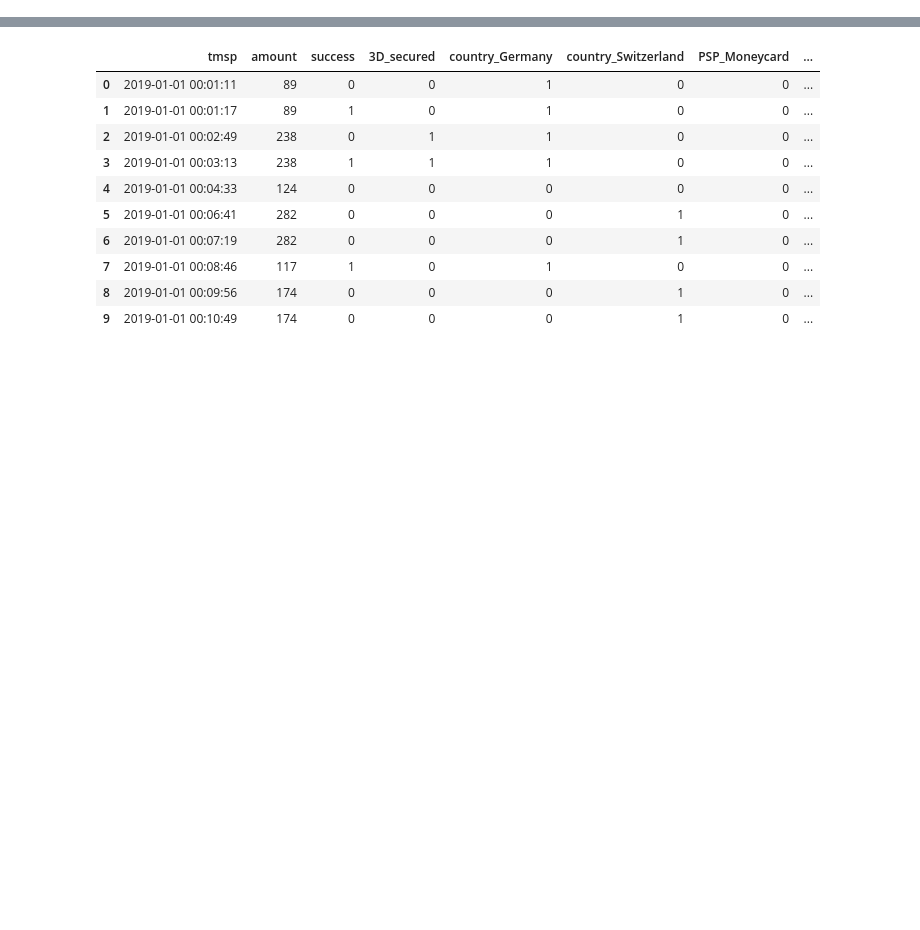
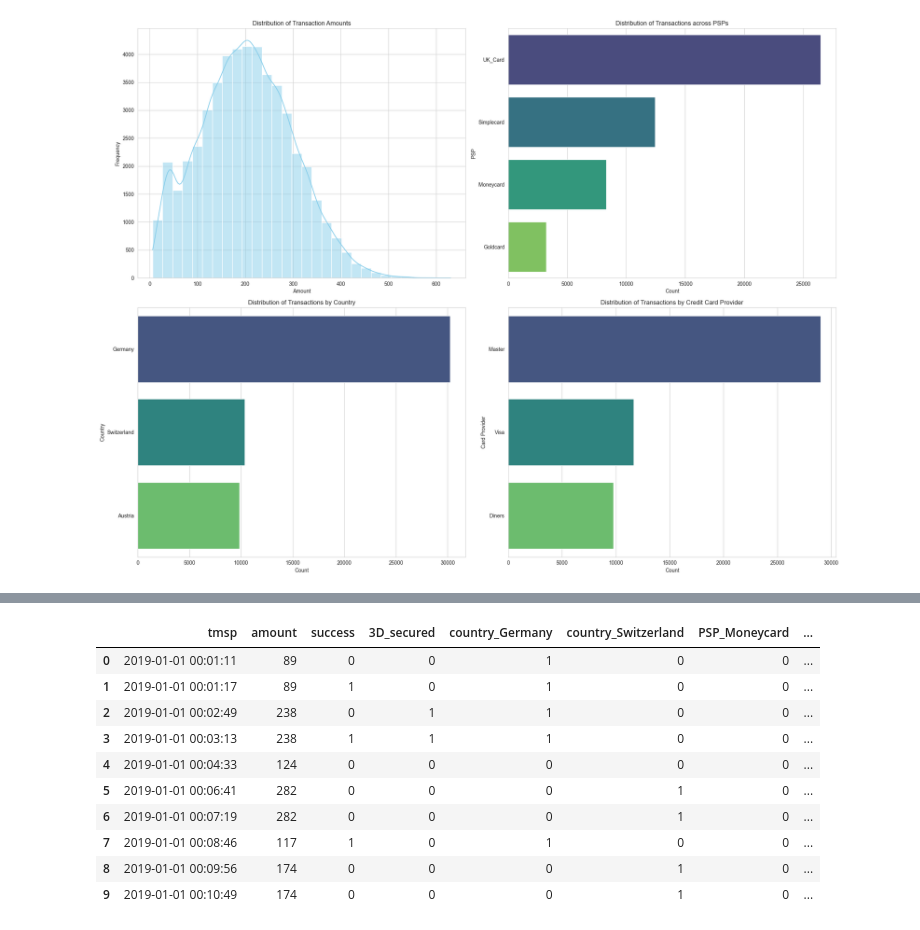
Before and after one commit to ayush1330/Credit_Card_Routing_for_Online_Purchase, a Jupyter notebook: rough_case_study.ipynb, the cells around one changed output, grey strips where cells are left out. Cells and saved outputs as stored; diff of their text form; code cells hidden in the pictures; blank space fills up the shorter version.

Commit message:
charts added

```diff
--- a/rough_case_study.ipynb
+++ b/rough_case_study.ipynb
@@ -121,0 +105,97 @@ plt.show()
+# %%
+import pandas as pd
+import matplotlib.pyplot as plt
+import seaborn as sns
+
+# Load the dataset
+data = pd.read_excel("PSP_Jan_Feb_2019.xlsx")
+# Initialize the figure
+plt.figure(figsize=(20, 15))
+
+# Distribution of Transaction Amounts
+plt.subplot(2, 2, 1)
+sns.histplot(data["amount"], kde=True, bins=30, color="skyblue")
+plt.title("Distribution of Transaction Amounts")
+plt.xlabel("Amount")
+plt.ylabel("Frequency")
+
+# Distribution of Transactions across PSPs
+plt.subplot(2, 2, 2)
+sns.countplot(y=data["PSP"], order=data["PSP"].value_counts().index, palette="viridis")
+plt.title("Distribution of Transactions across PSPs")
+plt.xlabel("Count")
+plt.ylabel("PSP")
+
+# Distribution of Transactions by Country
+plt.subplot(2, 2, 3)
+sns.countplot(
+    y=data["country"], order=data["country"].value_counts().index, palette="viridis"
+)
+plt.title("Distribution of Transactions by Country")
+plt.xlabel("Count")
+plt.ylabel("Country")
+
+# Distribution of Transactions by Credit Card Provider
+plt.subplot(2, 2, 4)
+sns.countplot(
+    y=data["card"], order=data["card"].value_counts().index, palette="viridis"
+)
+plt.title("Distribution of Transactions by Credit Card Provider")
+plt.xlabel("Count")
+plt.ylabel("Card Provider")
+
+plt.tight_layout()
+plt.show()
+
+
+# Initialize the figure
+plt.figure(figsize=(15, 5))
+
+# Distribution of Target Variable (Success)
+plt.subplot(1, 2, 1)
+sns.countplot(data["success"], palette="viridis")
+plt.title("Distribution of Target Variable (Success)")
+plt.xlabel("Success")
+plt.ylabel("Count")
+
+# 3D Secured Transactions Distribution
+plt.subplot(1, 2, 2)
+sns.countplot(data["3D_secured"], palette="viridis")
+plt.title("3D Secured Transactions Distribution")
+plt.xlabel("3D Secured")
+plt.ylabel("Count")
+
+plt.tight_layout()
+plt.show()
+
+
+# Calculate the success rate for each PSP
+psp_success_rate = data.groupby("PSP")["success"].mean()
+
+# Plotting the success rate for each PSP
+plt.figure(figsize=(10, 6))
+psp_success_rate.sort_values().plot(kind="bar", color="skyblue")
+plt.title("Success Rate for Each PSP")
+plt.xlabel("PSP")
+plt.ylabel("Success Rate")
+plt.tight_layout()
+plt.show()
+
+
+# Convert the 'tmsp' column to datetime format
+data["tmsp"] = pd.to_datetime(data["tmsp"])
+
+# Group by date and count the number of transactions for each day
+daily_transactions = data.groupby(data["tmsp"].dt.date).size()
+
+# Plotting transactions over time
+plt.figure(figsize=(15, 7))
+daily_transactions.plot(color="skyblue")
+plt.title("Transactions Over Time")
+plt.xlabel("Date")
+plt.ylabel("Number of Transactions")
+plt.grid(True)
+plt.tight_layout()
+plt.show()
+# %% [output]
+[figure, added]
```
Also changed, not shown: parts of 5 cells of this notebook, 1 other file.
